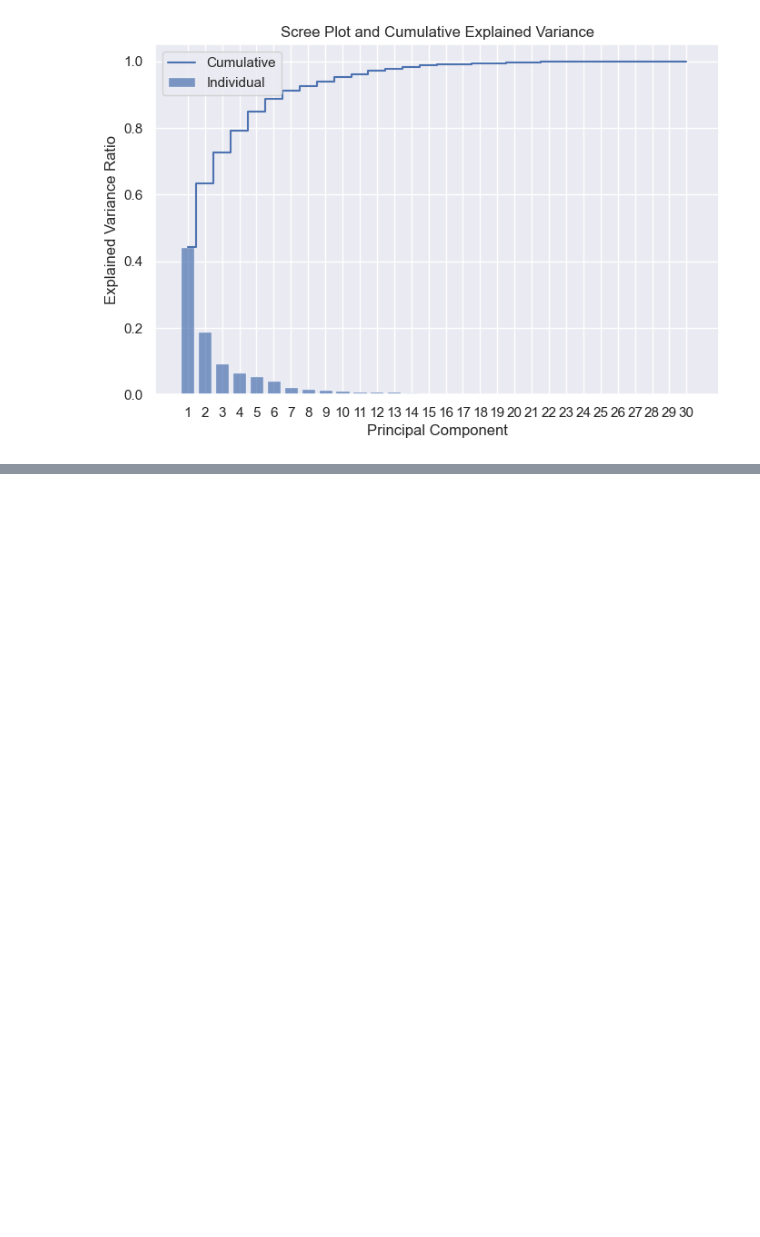
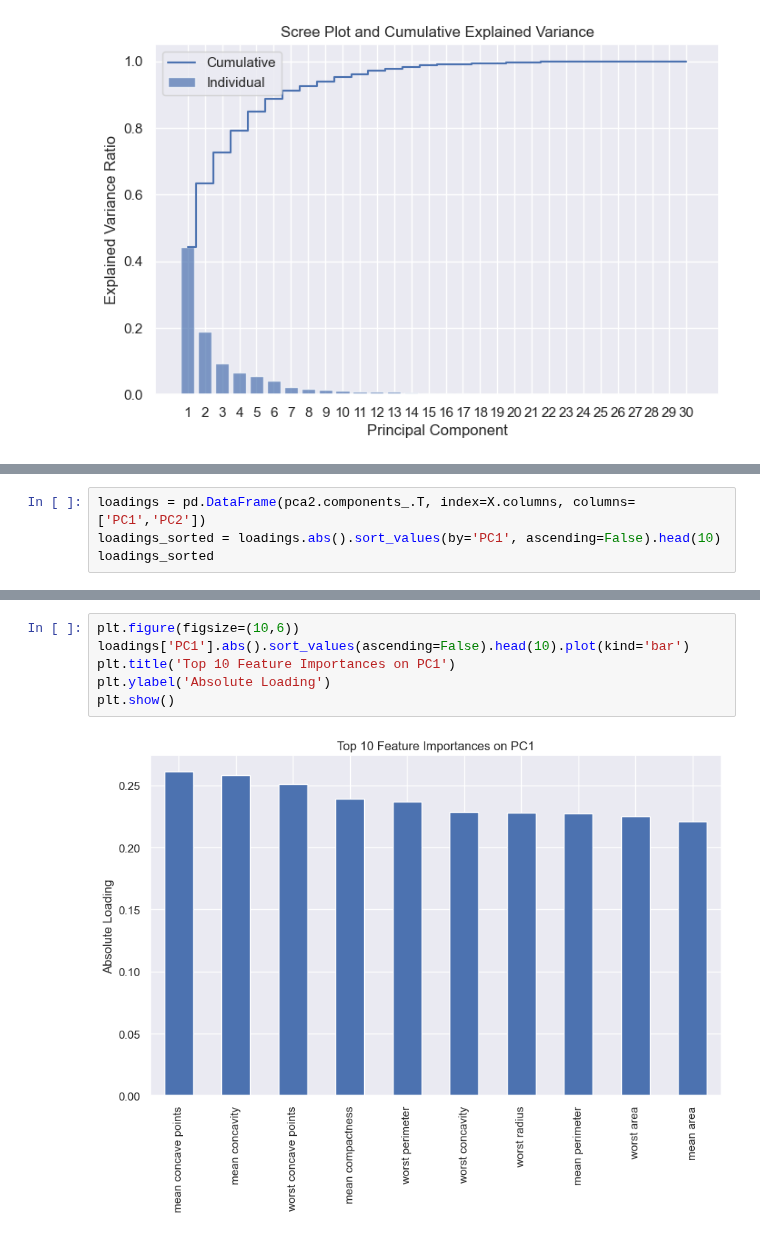
Before and after one commit to t0dd26/CMOR438-Spring-2025, a Jupyter notebook: Unsupervised ML/PCA.ipynb, the cells around one changed output, grey strips where cells are left out. Saved outputs shown, nothing was run; the diff lists cells and outputs as text; blank space fills up the shorter version.

```diff
--- a/Unsupervised ML/PCA.ipynb
+++ b/Unsupervised ML/PCA.ipynb
@@ -109,0 +217,4 @@ plt.show()
+# %%
+loadings = pd.DataFrame(pca2.components_.T, index=X.columns, columns=['PC1','PC2'])
+loadings_sorted = loadings.abs().sort_values(by='PC1', ascending=False).head(10)
+loadings_sorted
@@ -109,0 +233,8 @@ plt.show()
+# %%
+plt.figure(figsize=(10,6))
+loadings['PC1'].abs().sort_values(ascending=False).head(10).plot(kind='bar')
+plt.title('Top 10 Feature Importances on PC1')
+plt.ylabel('Absolute Loading')
+plt.show()
+# %% [output]
+[figure, added]
```
Also changed, not shown: parts of 14 cells of this notebook.
